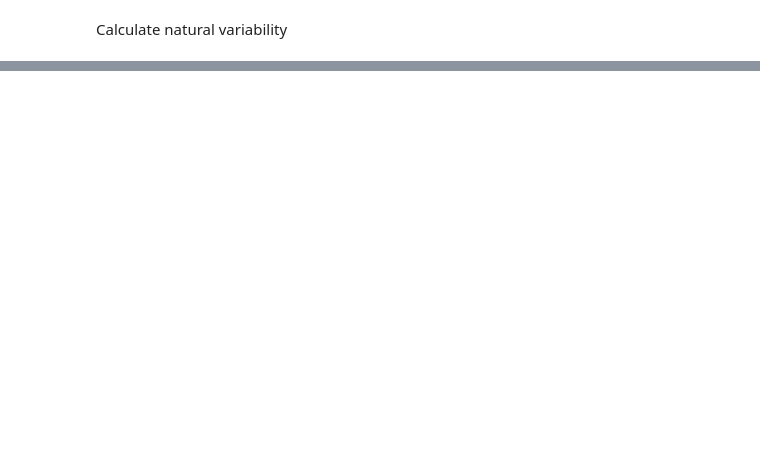
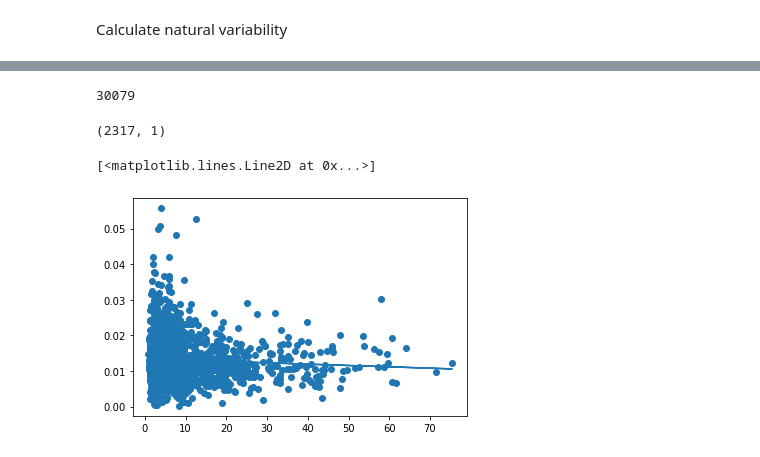
Before and after one commit to hamiddashti/greeness, a Jupyter notebook: codes/src/calculate_natural_variability_v2.ipynb, the cells around one changed output, grey strips where cells are left out. Saved outputs shown, nothing was run; the diff lists cells and outputs as text; code cells hidden in the pictures; blank space fills up the shorter version.

```diff
--- a/codes/src/calculate_natural_variability_v2.ipynb
+++ b/codes/src/calculate_natural_variability_v2.ipynb
@@ -136,0 +147,8 @@ np.isfinite(changed_pixels.where(np.isfinite(lai_growing_trend_lcc))).plot()
+# %%
+greened = lai_growing_trend_lcc>0
+ls_green = np.argwhere(greened.values)
+percent_cover_green = percent_cover.where(greened)
+percent_cover_diff = percent_cover.diff("time")
+print(len(ls_green))
+# %% [output]
+30079
@@ -136,0 +163,23 @@ np.isfinite(changed_pixels.where(np.isfinite(lai_growing_trend_lcc))).plot()
+# %%
+# plt.scatter(lcc_max,eps)
+lcc_max = lcc_max
+eps = eps
+I = np.isfinite(lcc_max)
+# %%
+lcc_max_clean = lcc_max[I].reshape(-1,1)
+eps_clean = eps[I]
+# %%
+lcc_max_clean.shape
+# %% [output]
+(2317, 1)
+# %%
+from sklearn.linear_model import LinearRegression
+reg = LinearRegression().fit(lcc_max_clean,eps_clean)
+# %%
+pred = np.squeeze(reg.predict(lcc_max_clean))
+# %%
+plt.scatter(lcc_max_clean,eps_clean)
+plt.plot(np.squeeze(lcc_max_clean),pred)
+# %% [output]
+[<matplotlib.lines.Line2D at 0x...>]
+[figure, added]
```
Also changed, not shown: parts of 21 cells of this notebook, 6 other files.
